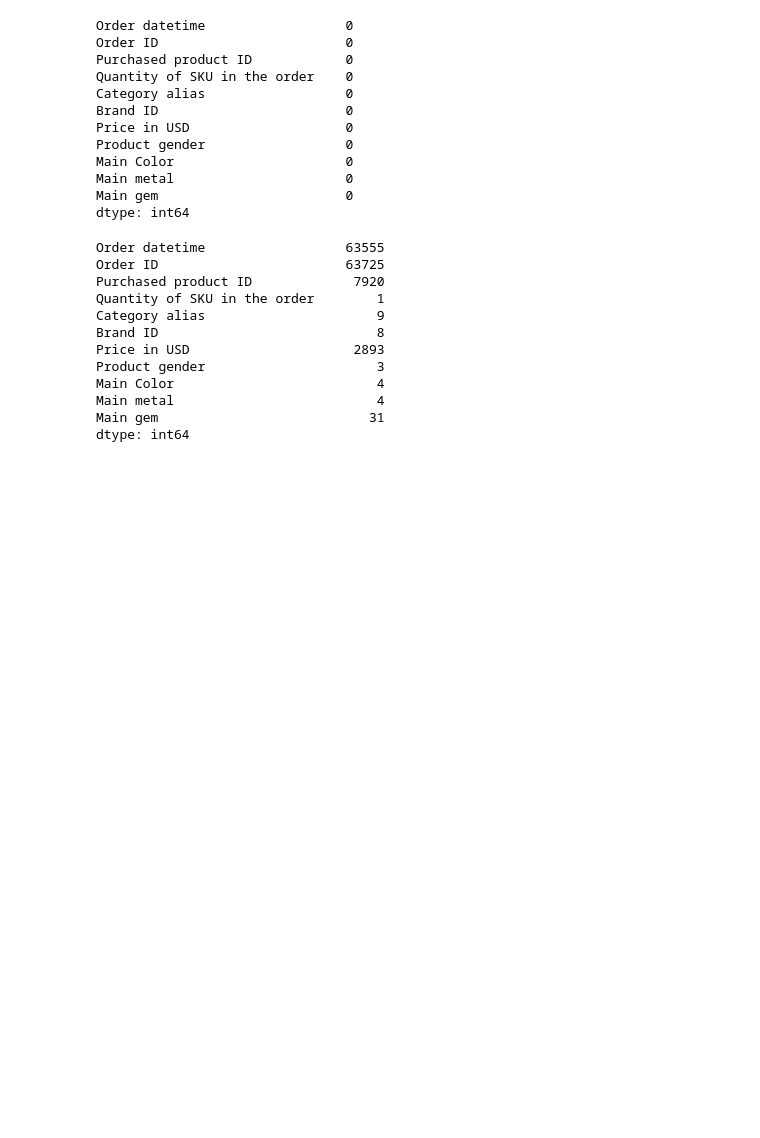
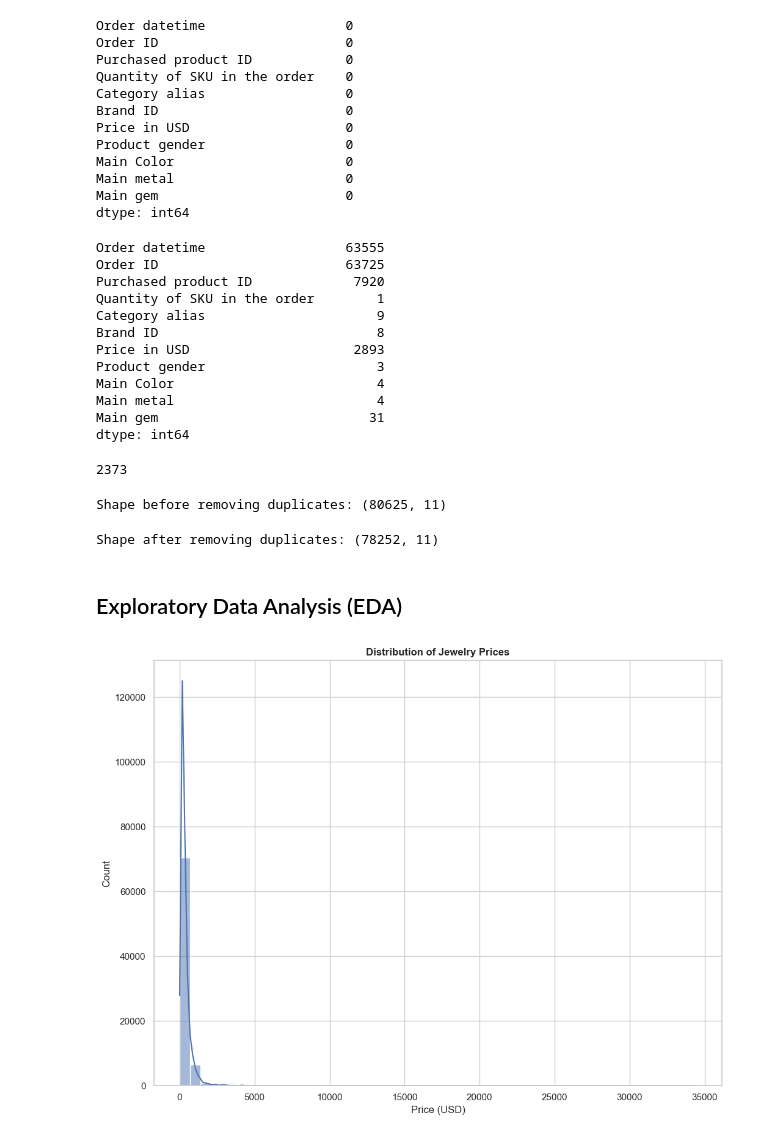
Before and after one commit to PraiseOkwuba/Jewelry_Price_Optimisation, a Jupyter notebook: Notebook/Jewelry_Price_Optimisation.ipynb, the cells around one changed output. Cells and saved outputs as stored; diff of their text form; code cells hidden in the pictures; blank space fills up the shorter version.

Commit message:
Exploratory Data Analysis

```diff
--- a/Notebook/Jewelry_Price_Optimisation.ipynb
+++ b/Notebook/Jewelry_Price_Optimisation.ipynb
@@ -265,3 +265,38 @@ Main Color                          4
 Main metal                          4
 Main gem                           31
 dtype: int64
+# %%
+duplicate = df.duplicated().sum()
+print(duplicate)
+# %% [output]
+2373
+# %%
+# Confirm removal
+print("Shape before removing duplicates:", df.shape)
+# %% [output]
+Shape before removing duplicates: (80625, 11)
+# %%
+# Remove duplicate rows
+df = df.drop_duplicates()
+
+# Confirm removal
+print("Shape after removing duplicates:", df.shape)
+# %% [output]
+Shape after removing duplicates: (78252, 11)
+# %% [markdown]
+## Exploratory Data Analysis (EDA)
+# %%
+# Set visual style
+sns.set(style="whitegrid")
+plt.figure(figsize=(20, 8))
+
+# 1. Distribution of Prices
+plt.subplot(1, 2, 1)
+sns.histplot(df['Price in USD'], bins=50, kde=True)
+plt.title('Distribution of Jewelry Prices', fontweight='bold')
+plt.xlabel('Price (USD)')
+
+plt.tight_layout()
+plt.show()
+# %% [output]
+[figure, added]
```
Also changed, not shown: parts of 15 cells of this notebook.
